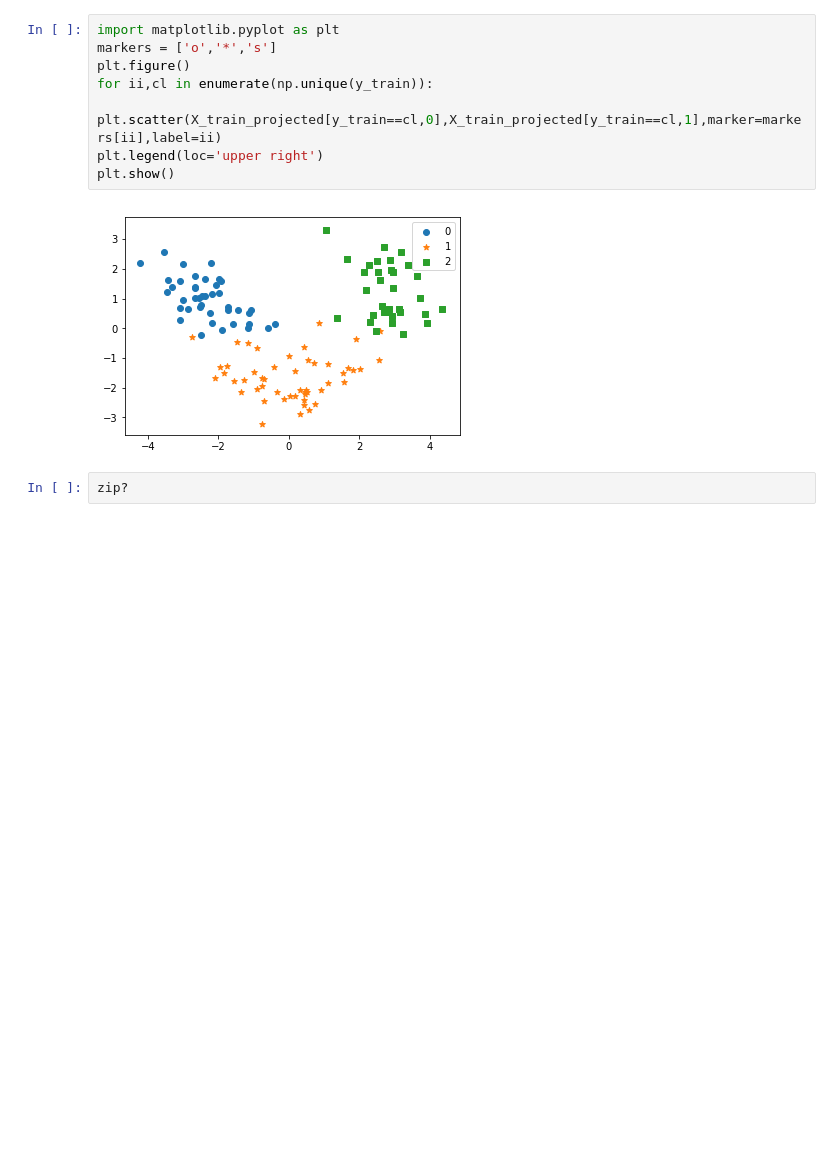
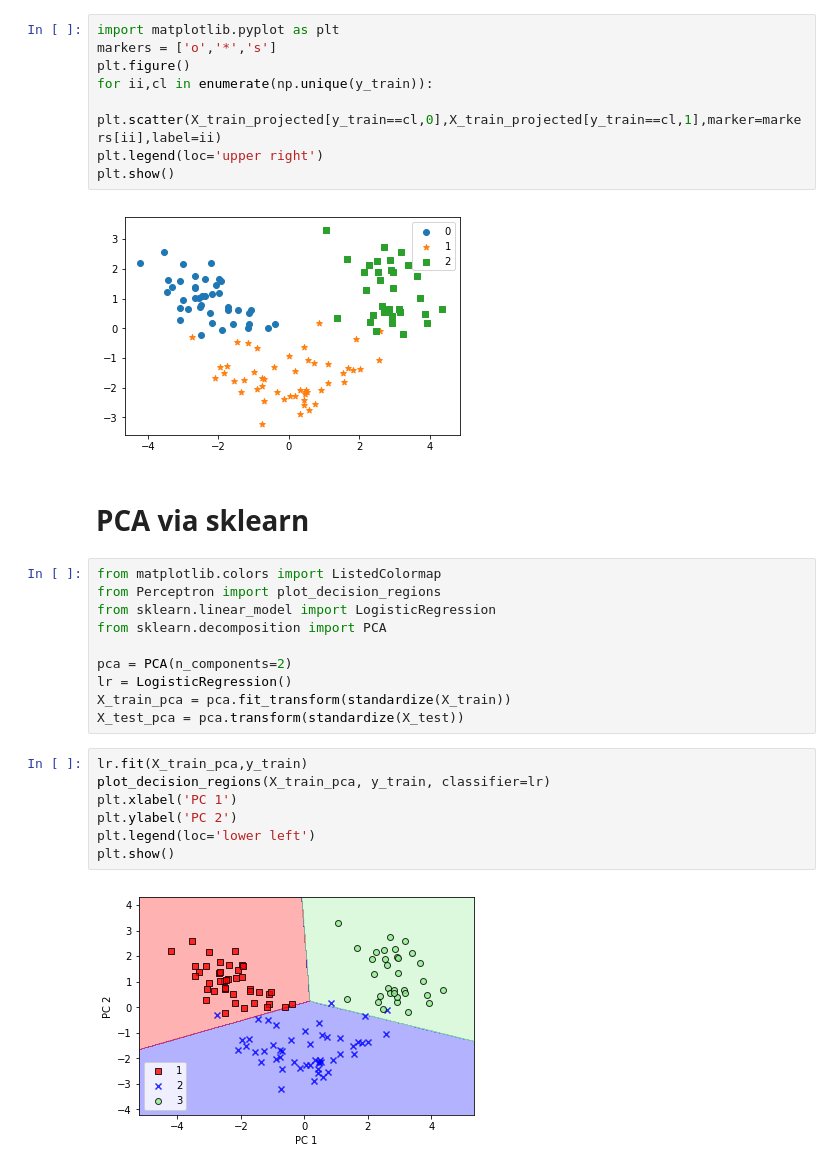
Before and after one commit to stonemason11/Machine-Learning-Algorithms-in-Python, a Jupyter notebook: PCA.ipynb, the cells around one changed output. Cells and saved outputs as stored; diff of their text form; blank space fills up the shorter version.

```diff
--- a/PCA.ipynb
+++ b/PCA.ipynb
@@ -66,5 +66,24 @@ plt.legend(loc='upper right')
 plt.show()
 # %% [output]
 [figure]
-# %%
-zip?
+# %% [markdown]
+# PCA via sklearn
+# %%
+from matplotlib.colors import ListedColormap
+from Perceptron import plot_decision_regions
+from sklearn.linear_model import LogisticRegression
+from sklearn.decomposition import PCA
+
+pca = PCA(n_components=2)
+lr = LogisticRegression()
+X_train_pca = pca.fit_transform(standardize(X_train))
+X_test_pca = pca.transform(standardize(X_test))
+# %%
+lr.fit(X_train_pca,y_train)
+plot_decision_regions(X_train_pca, y_train, classifier=lr)
+plt.xlabel('PC 1')
+plt.ylabel('PC 2')
+plt.legend(loc='lower left')
+plt.show()
+# %% [output]
+[figure, added]
```
Also changed, not shown: parts of 2 cells of this notebook, 1 other file.
